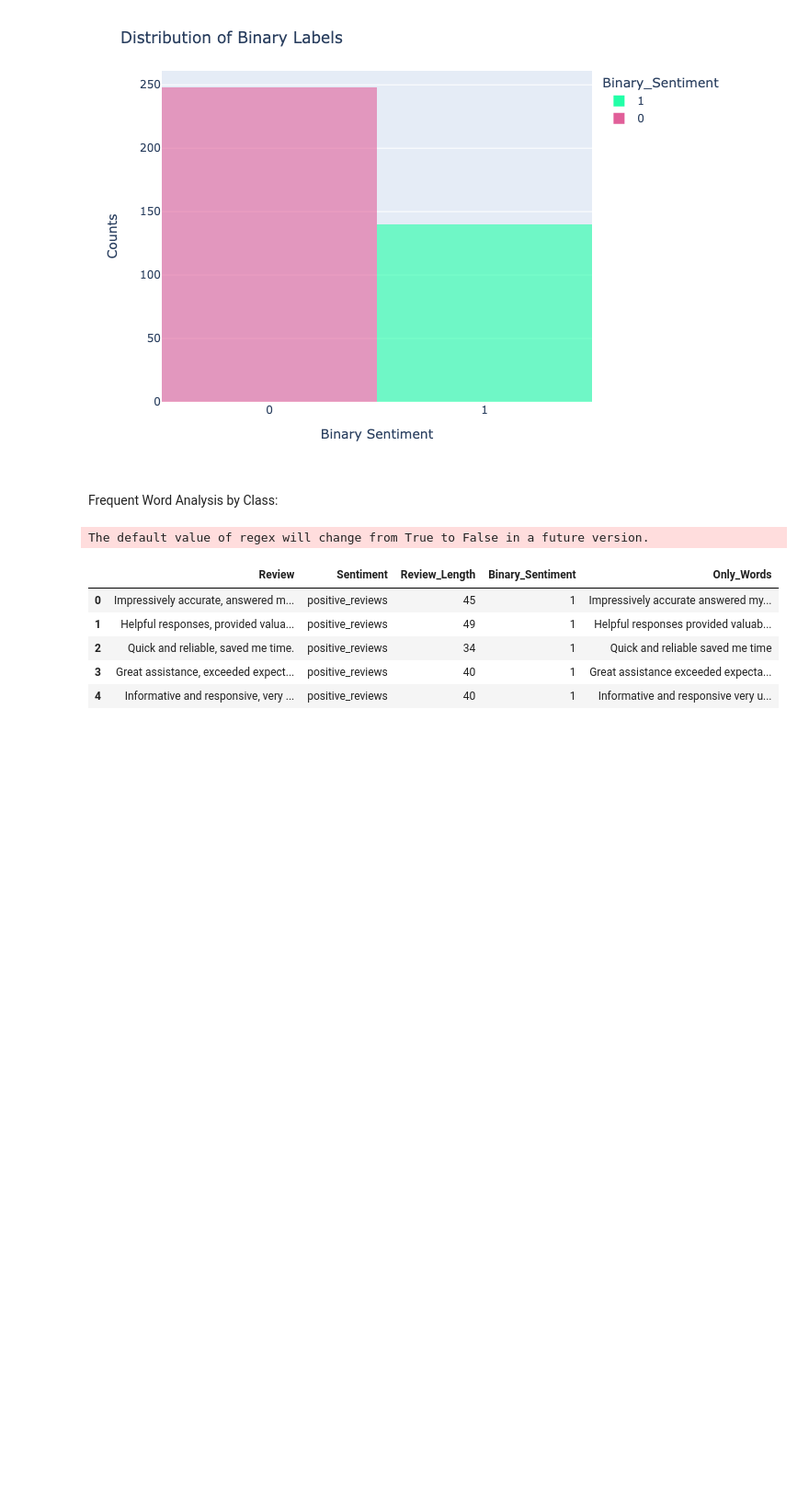
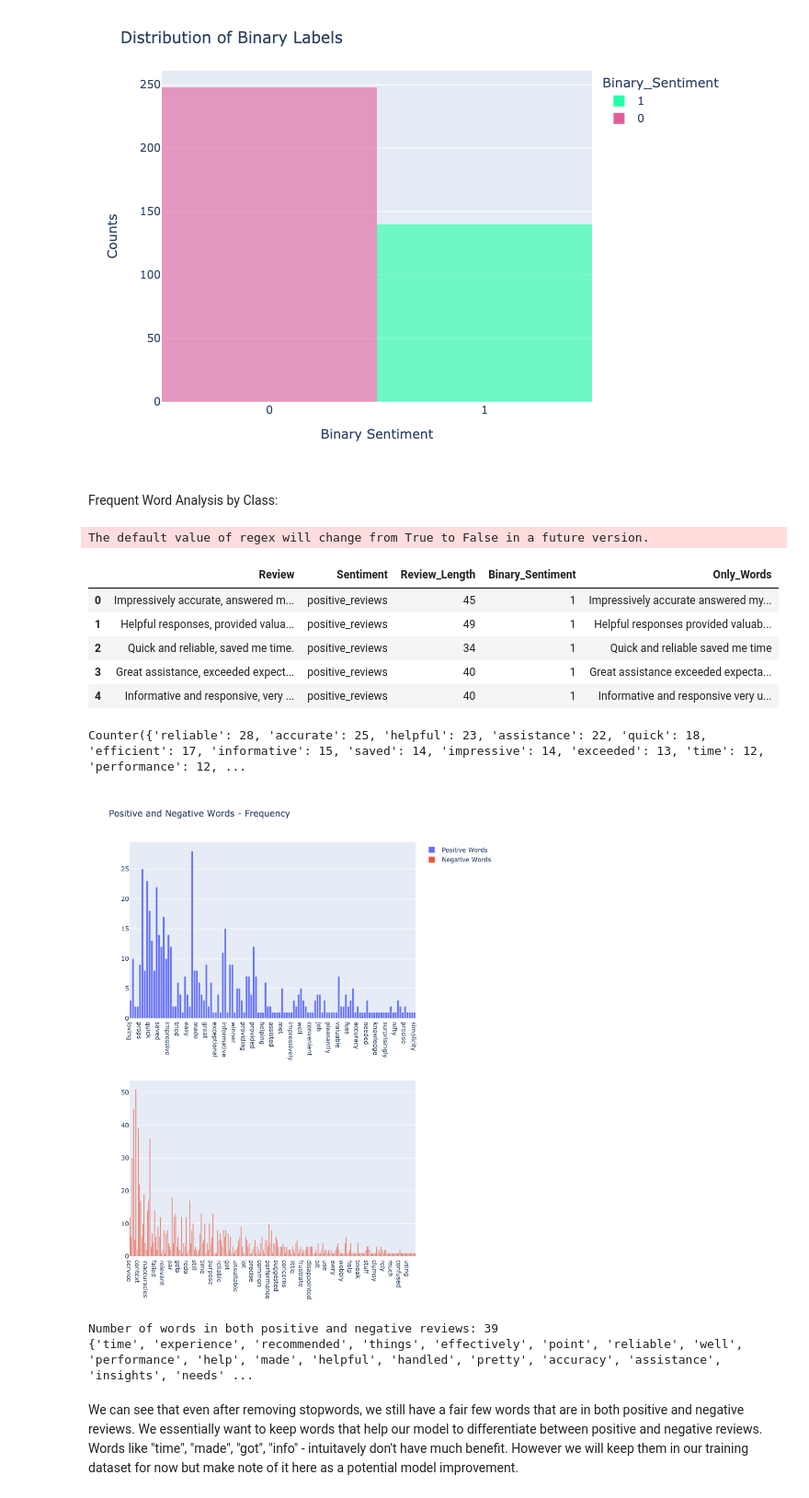
Before and after one commit to tajpatel58/ChatbotReviewer, a Jupyter notebook: Exploration/eda.ipynb, the cells around one changed output. Shown at 92% size. Saved outputs shown, nothing was run; the diff lists cells and outputs as text; code cells hidden in the pictures; blank space fills up the shorter version.

Commit message:
Adding further eda on word frequency

```diff
--- a/Exploration/eda.ipynb
+++ b/Exploration/eda.ipynb
@@ -257,3 +264,40 @@ reviews_df.head()
 # %%
 positive_reviews = set(reviews_df.loc[reviews_df["Binary_Sentiment"] == 1]["Only_Words"])
 negative_reviews = set(reviews_df.loc[reviews_df["Binary_Sentiment"] == 0]["Only_Words"])
+# %%
+all_positive_words = " ".join(positive_reviews)
+all_negative_words = " ".join(negative_reviews)
+
+pos_words_split = all_positive_words.split()
+neg_words_split = all_negative_words.split()
+
+pos_words_split = [word.lower() for word in pos_words_split]
+neg_words_split = [word.lower() for word in neg_words_split]
+
+# Need to remove stop words:
+english_stop_words = set(stopwords.words("english"))
+pos_no_stop_words = [word for word in pos_words_split if word not in english_stop_words]
+neg_no_stop_words = [word for word in neg_words_split if word not in english_stop_words]
+
+pos_words_counter = Counter(pos_no_stop_words)
+neg_words_counter = Counter(neg_no_stop_words)
+
+print(pos_words_counter)
+# %% [output]
+Counter({'reliable': 28, 'accurate': 25, 'helpful': 23, 'assistance': 22, 'quick': 18, 'efficient': 17, 'informative': 15, 'saved': 14, 'impressive': 14, 'exceeded': 13, 'time': 12, 'performance': 12, ...
+# %%
+frequency_words_fig = make_subplots(rows=2, cols=1)
+frequency_words_fig.add_trace(go.Bar(x=list(pos_words_counter.keys()), y=list(pos_words_counter.values()), name="Positive Words"), row=1, col=1)
+frequency_words_fig.add_trace(go.Bar(x=list(neg_words_counter.keys()), y=list(neg_words_counter.values()), name="Negative Words"), row=2, col=1)
+frequency_words_fig.update_layout(title="Positive and Negative Words - Frequency", width=800, height=1000)
+# %% [output]
+[figure, added]
+# %%
+both_pos_neg_words = set(pos_no_stop_words).intersection(set(neg_no_stop_words))
+print(f"Number of words in both positive and negative reviews: {len(both_pos_neg_words)}")
+print(both_pos_neg_words)
+# %% [output]
+Number of words in both positive and negative reviews: 39
+{'time', 'experience', 'recommended', 'things', 'effectively', 'point', 'reliable', 'well', 'performance', 'help', 'made', 'helpful', 'handled', 'pretty', 'accuracy', 'assistance', 'insights', 'needs' ...
+# %% [markdown]
+We can see that even after removing stopwords, we still have a fair few words that are in both positive and negative reviews. We essentially want to keep words that help our model to differentiate between positive and negative reviews. Words like "time", "made", "got", "info" - intuitavely don't have much benefit. However we will keep them in our training dataset for now but make note of it here as a potential model improvement.
```
Also changed, not shown: parts of 2 cells of this notebook.
